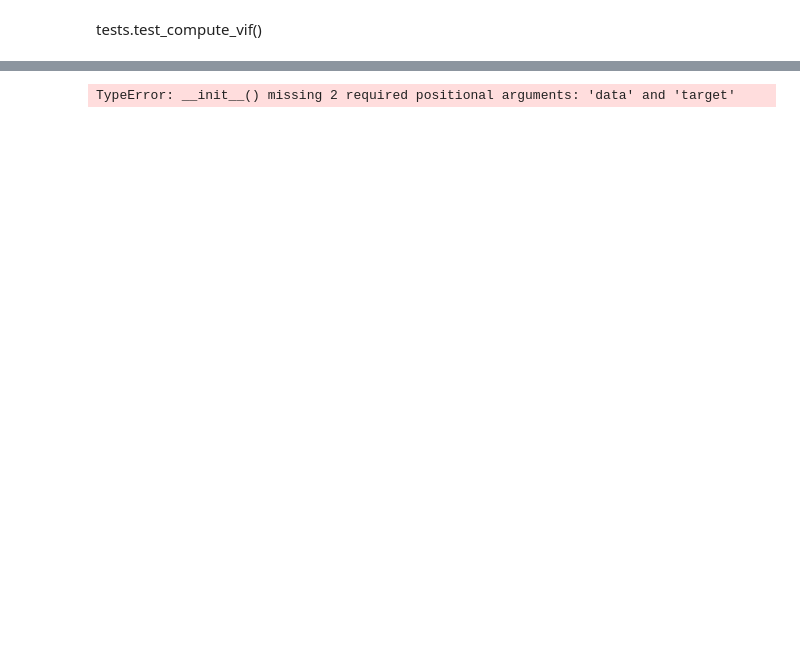
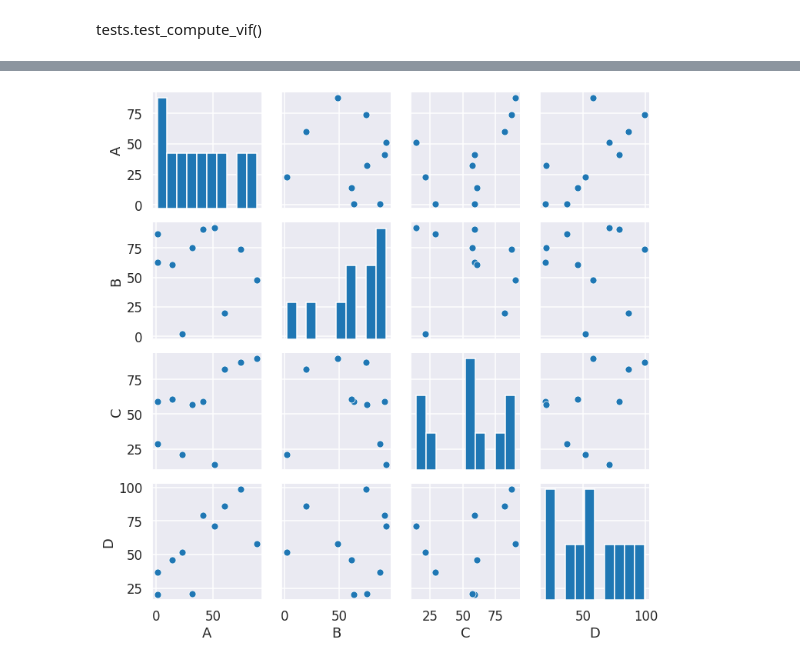
Before and after one commit to sethchart/Housing_Analysis, a Jupyter notebook: notebooks/RegressionAnalysisTesting.ipynb, the cells around one changed output, grey strips where cells are left out. Saved outputs shown, nothing was run; the diff lists cells and outputs as text; code cells hidden in the pictures; blank space fills up the shorter version.

Commit message:
Refactoring RegressionAnalysis module

```diff
--- a/notebooks/RegressionAnalysisTesting.ipynb
+++ b/notebooks/RegressionAnalysisTesting.ipynb
@@ -43,4 +32,4 @@ False
-# %%
-ra = RegressionAnalysis.RegressionAnalysis()
-# %% [output]
-TypeError: __init__() missing 2 required positional arguments: 'data' and 'target'
+# %%
+fig = tests.make_pair_plot()
+# %% [output]
+[figure, added]
```
Also changed, not shown: parts of 4 cells of this notebook, 1 other file.
